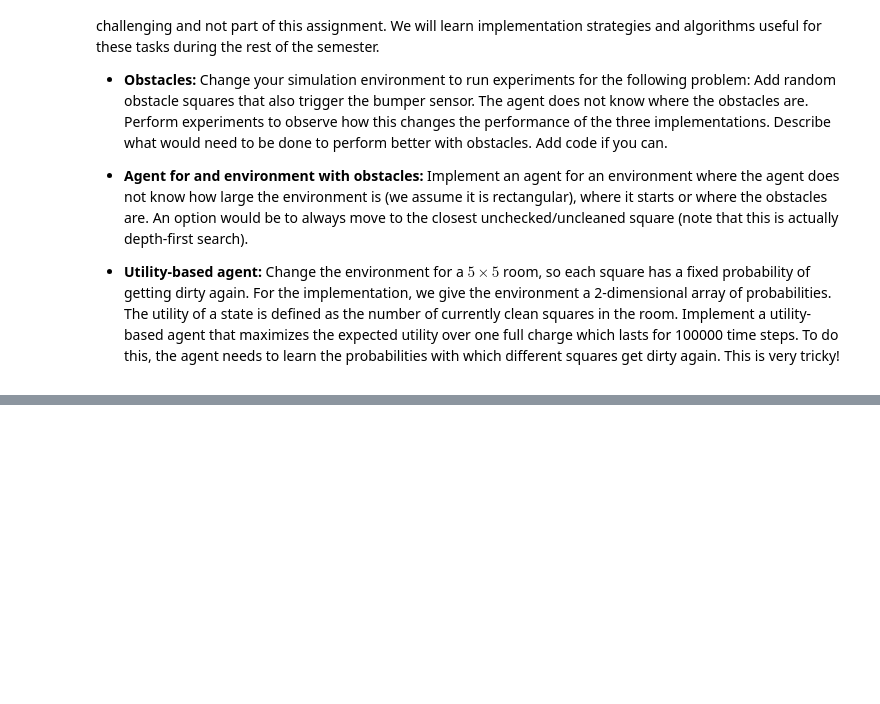
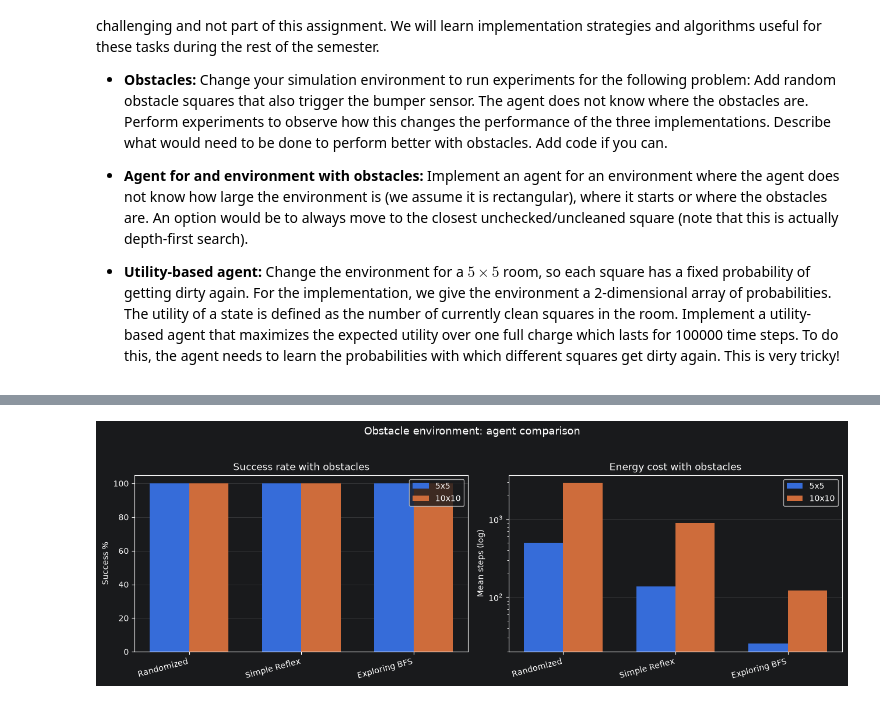
Before and after one commit to Huyyy23/SGU-TriTueNhanTaoNangCao, a Jupyter notebook: lab01 - Agent/robot_vacuum.ipynb, the cells around one changed output, grey strips where cells are left out. Cells and saved outputs as stored; diff of their text form; code cells hidden in the pictures; blank space fills up the shorter version.

```diff
--- a/lab01 - Agent/robot_vacuum.ipynb
+++ b/lab01 - Agent/robot_vacuum.ipynb
@@ -1636,0 +2663,47 @@ If the assignment was to easy for you then you can think about the following pro
+# %%
+# ============================================================
+# BIỂU ĐỒ 1: SUCCESS RATE & MEAN STEPS TRONG MÔI TRƯỜNG OBSTACLE
+# ============================================================
+# Dùng df_obstacle đã tính ở cell thí nghiệm obstacle.
+
+agents_ob = df_obstacle["Agent"].unique()
+sizes_ob = df_obstacle["Size"].unique()
+x = np.arange(len(agents_ob))
+width = 0.35
+
+fig, axes = plt.subplots(1, 2, figsize=(13, 4.6))
+
+# --- Panel trái: success rate ---
+for i, sz in enumerate(sizes_ob):
+    sub = df_obstacle[df_obstacle["Size"] == sz]
+    vals = [sub[sub["Agent"] == a]["Success %"].values[0] for a in agents_ob]
+    axes[0].bar(x + (i - 0.5) * width, vals, width, label=sz)
+
+axes[0].set_xticks(x)
+axes[0].set_xticklabels(agents_ob, rotation=15, ha="right")
+axes[0].set_ylabel("Success %")
+axes[0].set_title("Success rate with obstacles")
+axes[0].legend()
+axes[0].grid(axis="y", alpha=0.3)
+axes[0].set_axisbelow(True)
+
+# --- Panel phải: mean steps (log scale) ---
+for i, sz in enumerate(sizes_ob):
+    sub = df_obstacle[df_obstacle["Size"] == sz]
+    vals = [sub[sub["Agent"] == a]["Mean steps"].values[0] for a in agents_ob]
+    axes[1].bar(x + (i - 0.5) * width, vals, width, label=sz)
+
+axes[1].set_yscale("log")
+axes[1].set_xticks(x)
+axes[1].set_xticklabels(agents_ob, rotation=15, ha="right")
+axes[1].set_ylabel("Mean steps (log)")
+axes[1].set_title("Energy cost with obstacles")
+axes[1].legend()
+axes[1].grid(axis="y", alpha=0.3)
+axes[1].set_axisbelow(True)
+
+plt.suptitle("Obstacle environment: agent comparison", fontsize=13)
+plt.tight_layout(rect=[0, 0, 1, 0.95])
+plt.show()
+# %% [output]
+[figure, added]
```
Also changed, not shown: parts of 25 cells of this notebook.
